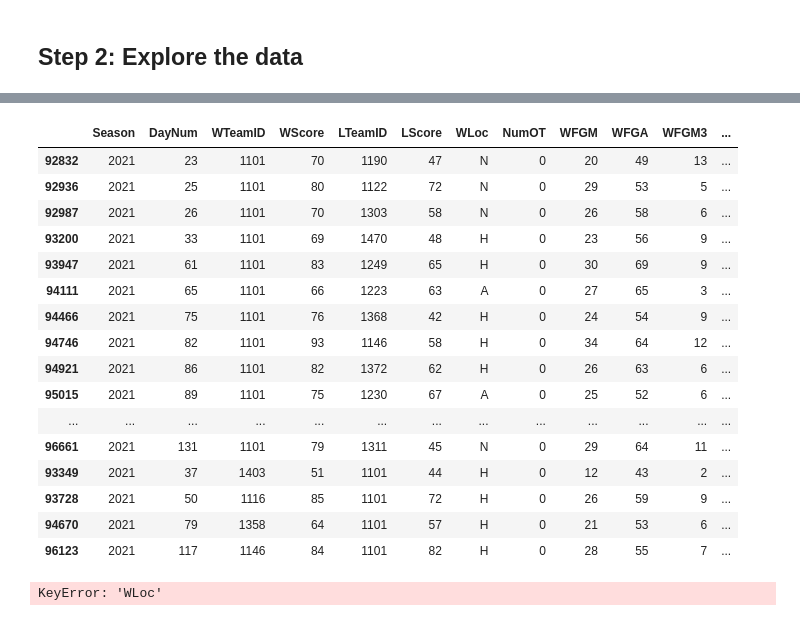
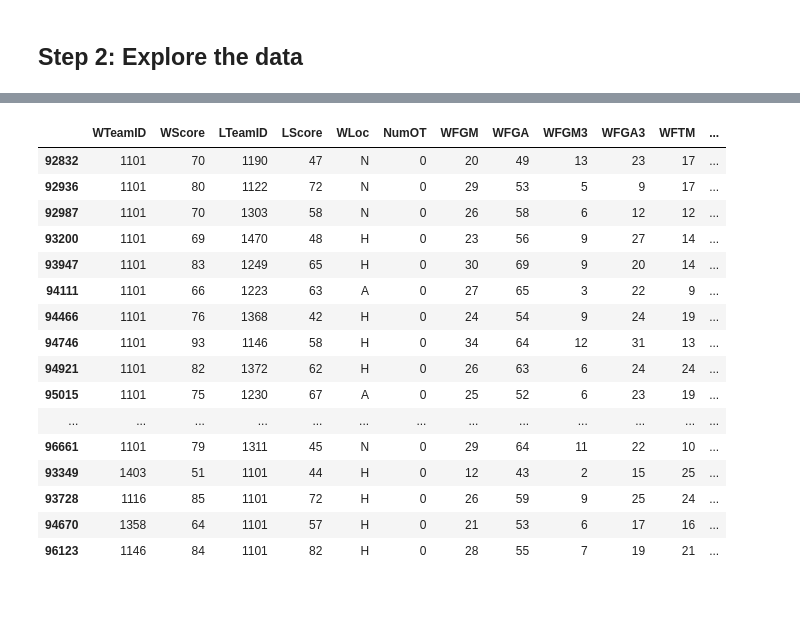
Before and after one commit to DanntheKING/Kaggle-March-Madness-Prediction, a Jupyter notebook: Code/Test.ipynb, the cells around one changed output, grey strips where cells are left out. Saved outputs shown, nothing was run; the diff lists cells and outputs as text; code cells hidden in the pictures.

```diff
--- a/Code/Test.ipynb
+++ b/Code/Test.ipynb
@@ -77,24 +76,29 @@ See the caveats in the documentation: https://pandas.pydata.org/pandas-docs/stab
 # %%
 TeamRegular_df = pd.concat([WteamRegular_df,LteamRegular_df])
+
+Final_df = TeamRegular_df.drop(["Season", "DayNum"], axis=1)
+
+TeamRegular_df = Final_df
+
 TeamRegular_df
 # %% [output]
-|  | Season | DayNum | WTeamID | WScore | LTeamID | LScore | WLoc | NumOT | WFGM | WFGA | WFGM3 | ... |
-| 92832 | 2021 | 23 | 1101 | 70 | 1190 | 47 | N | 0 | 20 | 49 | 13 | ... |
-| 92936 | 2021 | 25 | 1101 | 80 | 1122 | 72 | N | 0 | 29 | 53 | 5 | ... |
-| 92987 | 2021 | 26 | 1101 | 70 | 1303 | 58 | N | 0 | 26 | 58 | 6 | ... |
-| 93200 | 2021 | 33 | 1101 | 69 | 1470 | 48 | H | 0 | 23 | 56 | 9 | ... |
-| 93947 | 2021 | 61 | 1101 | 83 | 1249 | 65 | H | 0 | 30 | 69 | 9 | ... |
-| 94111 | 2021 | 65 | 1101 | 66 | 1223 | 63 | A | 0 | 27 | 65 | 3 | ... |
-| 94466 | 2021 | 75 | 1101 | 76 | 1368 | 42 | H | 0 | 24 | 54 | 9 | ... |
-| 94746 | 2021 | 82 | 1101 | 93 | 1146 | 58 | H | 0 | 34 | 64 | 12 | ... |
-| 94921 | 2021 | 86 | 1101 | 82 | 1372 | 62 | H | 0 | 26 | 63 | 6 | ... |
-| 95015 | 2021 | 89 | 1101 | 75 | 1230 | 67 | A | 0 | 25 | 52 | 6 | ... |
+|  | WTeamID | WScore | LTeamID | LScore | WLoc | NumOT | WFGM | WFGA | WFGM3 | WFGA3 | WFTM | ... |
+| 92832 | 1101 | 70 | 1190 | 47 | N | 0 | 20 | 49 | 13 | 23 | 17 | ... |
+| 92936 | 1101 | 80 | 1122 | 72 | N | 0 | 29 | 53 | 5 | 9 | 17 | ... |
+| 92987 | 1101 | 70 | 1303 | 58 | N | 0 | 26 | 58 | 6 | 12 | 12 | ... |
+| 93200 | 1101 | 69 | 1470 | 48 | H | 0 | 23 | 56 | 9 | 27 | 14 | ... |
+| 93947 | 1101 | 83 | 1249 | 65 | H | 0 | 30 | 69 | 9 | 20 | 14 | ... |
+| 94111 | 1101 | 66 | 1223 | 63 | A | 0 | 27 | 65 | 3 | 22 | 9 | ... |
+| 94466 | 1101 | 76 | 1368 | 42 | H | 0 | 24 | 54 | 9 | 24 | 19 | ... |
+| 94746 | 1101 | 93 | 1146 | 58 | H | 0 | 34 | 64 | 12 | 31 | 13 | ... |
+| 94921 | 1101 | 82 | 1372 | 62 | H | 0 | 26 | 63 | 6 | 24 | 24 | ... |
+| 95015 | 1101 | 75 | 1230 | 67 | A | 0 | 25 | 52 | 6 | 23 | 19 | ... |
 | ... | ... | ... | ... | ... | ... | ... | ... | ... | ... | ... | ... | ... |
-| 96661 | 2021 | 131 | 1101 | 79 | 1311 | 45 | N | 0 | 29 | 64 | 11 | ... |
-| 93349 | 2021 | 37 | 1403 | 51 | 1101 | 44 | H | 0 | 12 | 43 | 2 | ... |
-| 93728 | 2021 | 50 | 1116 | 85 | 1101 | 72 | H | 0 | 26 | 59 | 9 | ... |
-| 94670 | 2021 | 79 | 1358 | 64 | 1101 | 57 | H | 0 | 21 | 53 | 6 | ... |
-| 96123 | 2021 | 117 | 1146 | 84 | 1101 | 82 | H | 0 | 28 | 55 | 7 | ... |
+| 96661 | 1101 | 79 | 1311 | 45 | N | 0 | 29 | 64 | 11 | 22 | 10 | ... |
+| 93349 | 1403 | 51 | 1101 | 44 | H | 0 | 12 | 43 | 2 | 15 | 25 | ... |
+| 93728 | 1116 | 85 | 1101 | 72 | H | 0 | 26 | 59 | 9 | 25 | 24 | ... |
+| 94670 | 1358 | 64 | 1101 | 57 | H | 0 | 21 | 53 | 6 | 17 | 16 | ... |
+| 96123 | 1146 | 84 | 1101 | 82 | H | 0 | 28 | 55 | 7 | 19 | 21 | ... |
 # %%
 # Convert to numeric indices
 WLoc_to_index = {"N": 0, "A": 1, "H":2}
@@ -104,5 +108,3 @@ type(Wloc_column_encoded)  # Output: [0, 1, 2]
 TeamRegular_df.insert(6, "WlocEcoded", Wloc_column_encoded)
 TeamRegular_df
 TeamRegular_df = TeamRegular_df.drop(["WLoc"], axis=1)
-# %% [output]
-KeyError: 'WLoc'
```
Also changed, not shown: parts of 15 cells of this notebook.
